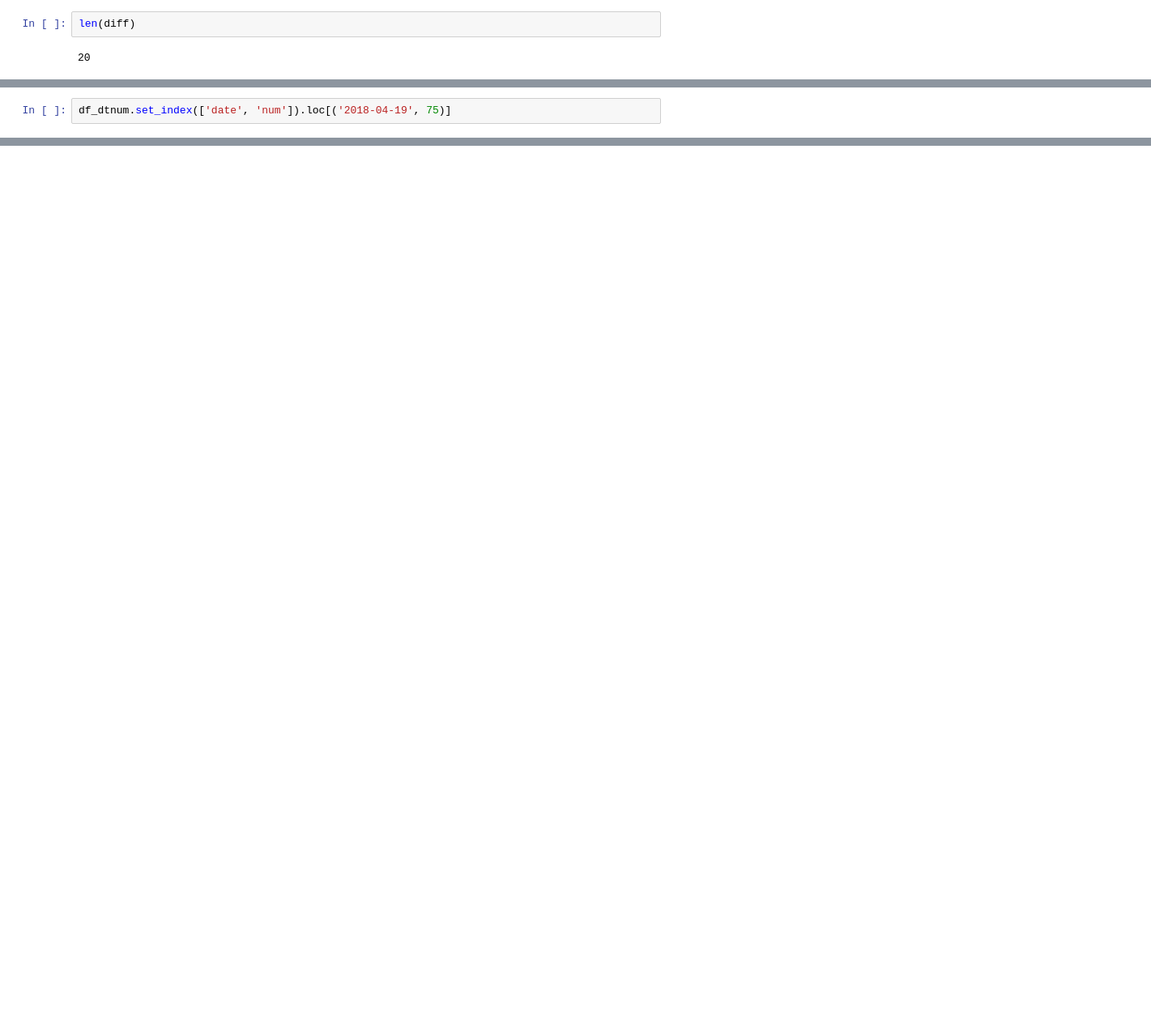
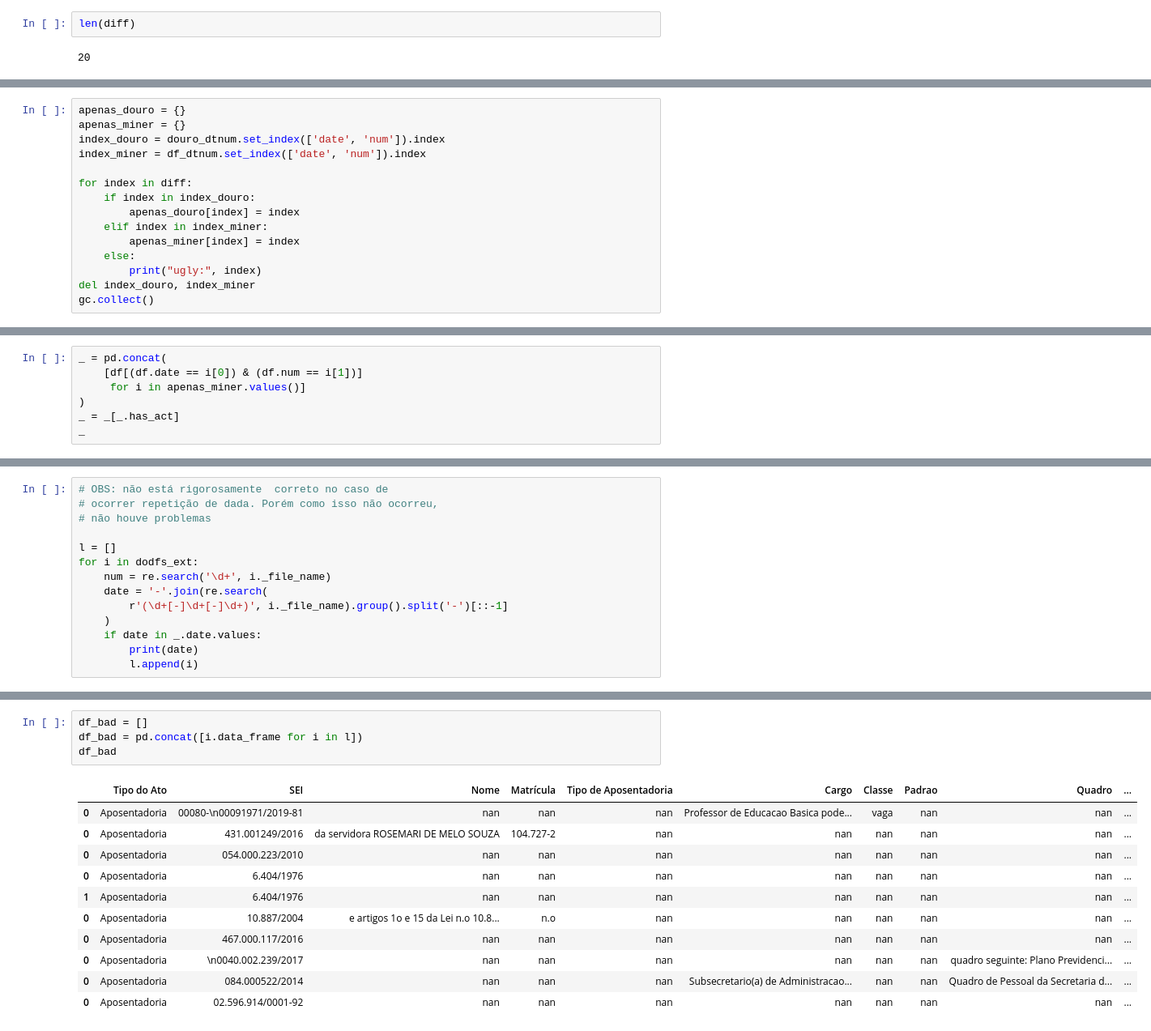
Before and after one commit to UnB-KnEDLe/experiments, a Jupyter notebook: members/maffei/aposentadoria-ouro-comparacao/extract-dodfminer-dodfs_flat.ipynb, the cells around one changed output, grey strips where cells are left out. Shown at 81% size. Cells and saved outputs as stored; diff of their text form; blank space fills up the shorter version.

```diff
--- a/members/maffei/aposentadoria-ouro-comparacao/extract-dodfminer-dodfs_flat.ipynb
+++ b/members/maffei/aposentadoria-ouro-comparacao/extract-dodfminer-dodfs_flat.ipynb
@@ -130,2 +171,0 @@ Series([], Name: (2018-04-19, 75), dtype: float64)
-# %%
-df_dtnum.set_index(['date', 'num']).loc[('2018-04-19', 75)]
@@ -145,0 +181,15 @@ df_dtnum.shape, douro_dtnum.shape
+# %%
+apenas_douro = {}
+apenas_miner = {}
+index_douro = douro_dtnum.set_index(['date', 'num']).index
+index_miner = df_dtnum.set_index(['date', 'num']).index
+
+for index in diff:
+    if index in index_douro:
+        apenas_douro[index] = index
+    elif index in index_miner:
+        apenas_miner[index] = index
+    else:
+        print("ugly:", index)
+del index_douro, index_miner
+gc.collect()
@@ -145,0 +250,7 @@ df_dtnum.shape, douro_dtnum.shape
+# %%
+_ = pd.concat(
+    [df[(df.date == i[0]) & (df.num == i[1])]
+     for i in apenas_miner.values()]
+)
+_ = _[_.has_act]
+_
@@ -145,0 +268,14 @@ df_dtnum.shape, douro_dtnum.shape
+# %%
+# OBS: não está rigorosamente  correto no caso de
+# ocorrer repetição de dada. Porém como isso não ocorreu,
+# não houve problemas
+
+l = []
+for i in dodfs_ext:
+    num = re.search('\d+', i._file_name)
+    date = '-'.join(re.search(
+        r'(\d+[-]\d+[-]\d+)', i._file_name).group().split('-')[::-1]
+    )
+    if date in _.date.values:
+        print(date)
+        l.append(i)
@@ -145,0 +301,16 @@ df_dtnum.shape, douro_dtnum.shape
+# %%
+df_bad = []
+df_bad = pd.concat([i.data_frame for i in l])
+df_bad
+# %% [output]
+|  | Tipo do Ato | SEI | Nome | Matrícula | Tipo de Aposentadoria | Cargo | Classe | Padrao | Quadro | ... |
+| 0 | Aposentadoria | 00080-\n00091971/2019-81 | nan | nan | nan | Professor de Educacao Basica pode... | vaga | nan | nan | ... |
+| 0 | Aposentadoria | 431.001249/2016 | da servidora ROSEMARI DE MELO SOUZA | 104.727-2 | nan | nan | nan | nan | nan | ... |
+| 0 | Aposentadoria | 054.000.223/2010 | nan | nan | nan | nan | nan | nan | nan | ... |
+| 0 | Aposentadoria | 6.404/1976 | nan | nan | nan | nan | nan | nan | nan | ... |
+| 1 | Aposentadoria | 6.404/1976 | nan | nan | nan | nan | nan | nan | nan | ... |
+| 0 | Aposentadoria | 10.887/2004 | e artigos 1o e 15 da Lei n.o 10.8... | n.o | nan | nan | nan | nan | nan | ... |
+| 0 | Aposentadoria | 467.000.117/2016 | nan | nan | nan | nan | nan | nan | nan | ... |
+| 0 | Aposentadoria | \n0040.002.239/2017 | nan | nan | nan | nan | nan | nan | quadro seguinte: Plano Previdenci... | ... |
+| 0 | Aposentadoria | 084.000522/2014 | nan | nan | nan | Subsecretario(a) de Administracao... | nan | nan | Quadro de Pessoal da Secretaria d... | ... |
+| 0 | Aposentadoria | 02.596.914/0001-92 | nan | nan | nan | nan | nan | nan | nan | ... |
```
Also changed, not shown: parts of 23 cells of this notebook.
